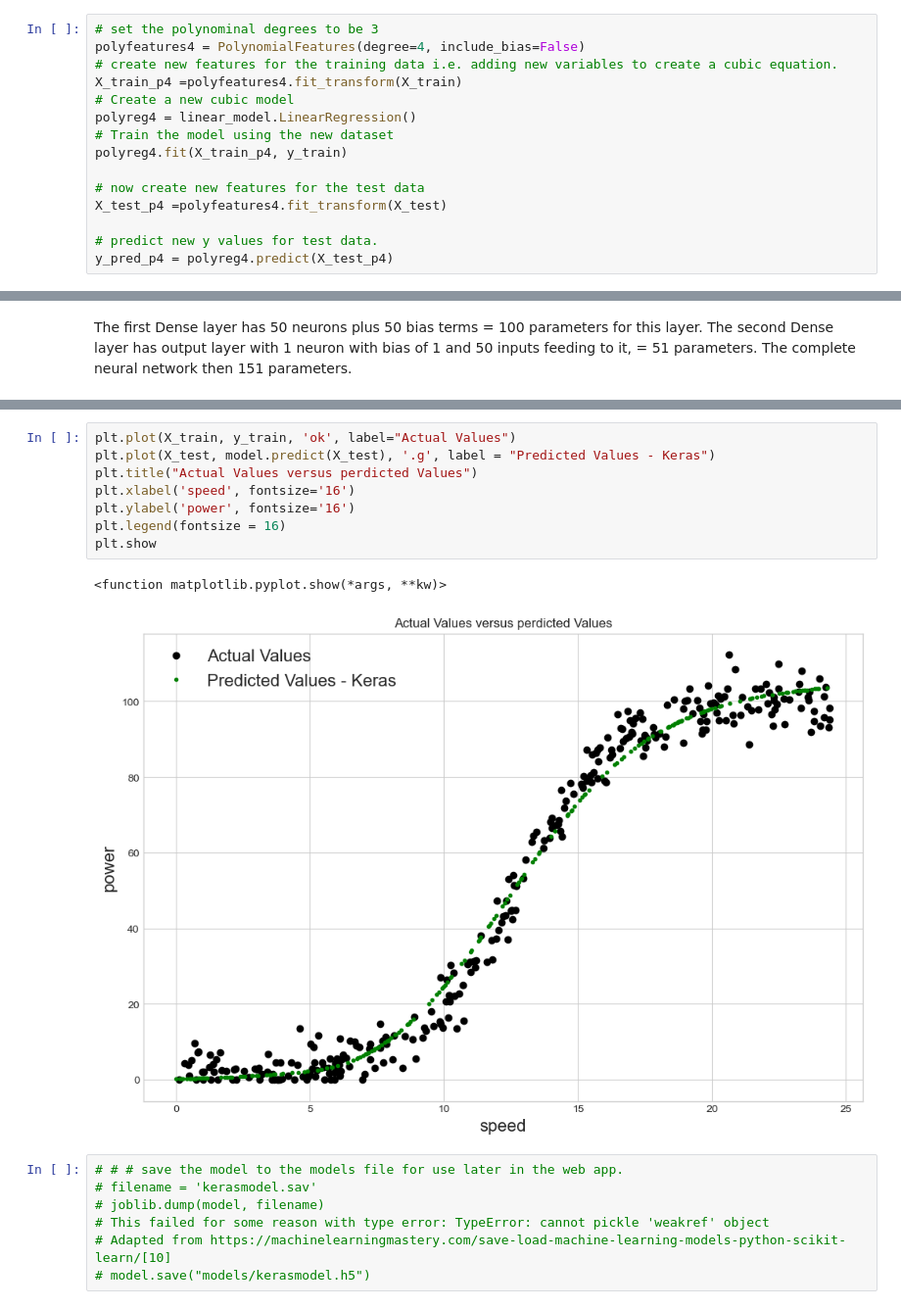
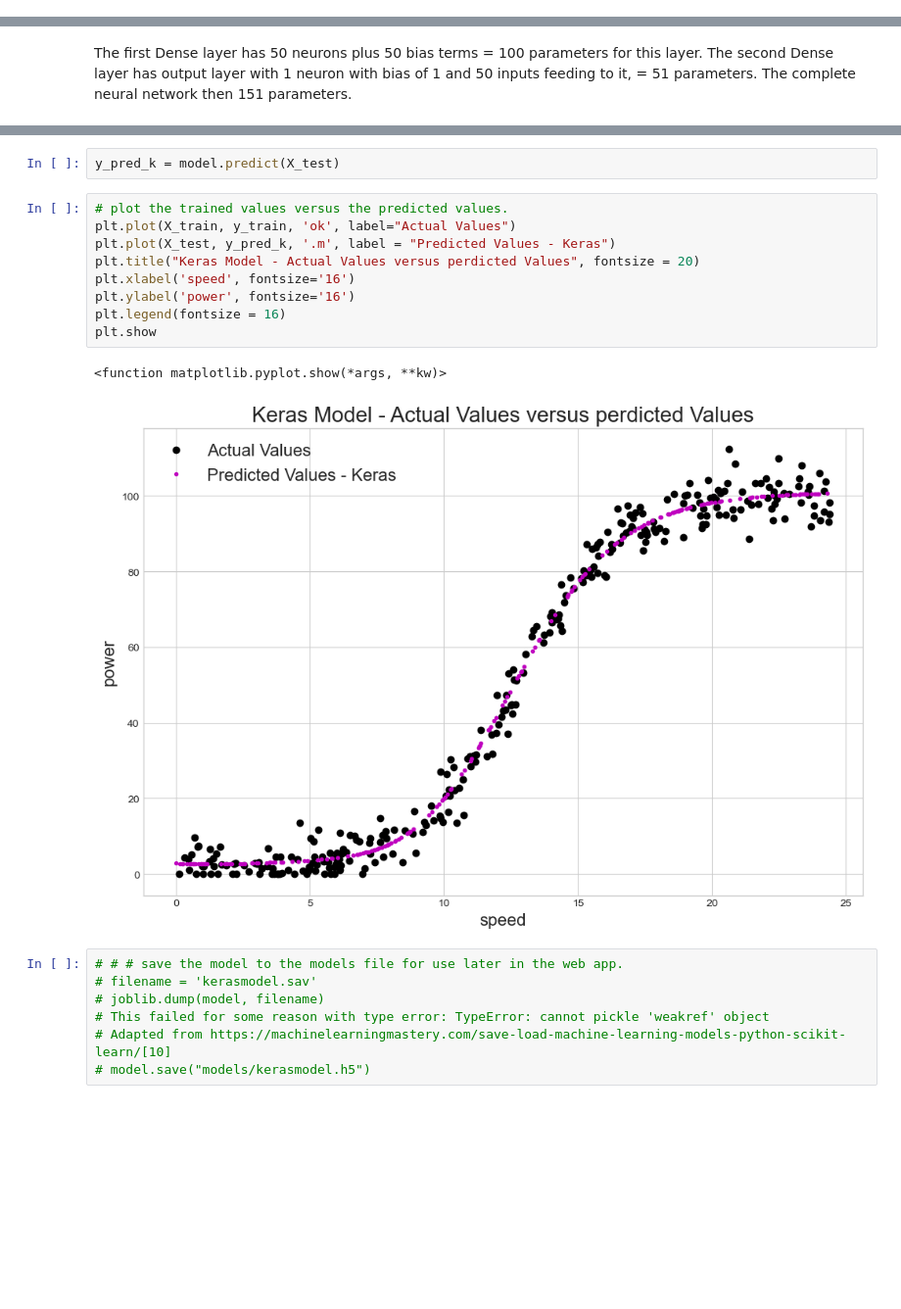
Before and after one commit to fionaoriordan/MLS_Project, a Jupyter notebook: projectmodels.ipynb, the cells around one changed output, grey strips where cells are left out. Shown at 98% size. Cells and saved outputs as stored; diff of their text form; blank space fills up the shorter version.

```diff
--- a/projectmodels.ipynb
+++ b/projectmodels.ipynb
@@ -527,15 +548,0 @@ The RMSE when using a cubic equation has decreased for polynominal with degrees
-# %%
-# set the polynominal degrees to be 3
-polyfeatures4 = PolynomialFeatures(degree=4, include_bias=False)
-# create new features for the training data i.e. adding new variables to create a cubic equation.
-X_train_p4 =polyfeatures4.fit_transform(X_train)
-# Create a new cubic model
-polyreg4 = linear_model.LinearRegression()
-# Train the model using the new dataset
-polyreg4.fit(X_train_p4, y_train)
-
-# now create new features for the test data
-X_test_p4 =polyfeatures4.fit_transform(X_test)
-
-# predict new y values for test data.
-y_pred_p4 = polyreg4.predict(X_test_p4)
@@ -683,14 +690,17 @@ plt.show()
+# %%
+y_pred_k = model.predict(X_test)
 # %%
+# plot the trained values versus the predicted values.
 plt.plot(X_train, y_train, 'ok', label="Actual Values")
-plt.plot(X_test, model.predict(X_test), '.g', label = "Predicted Values - Keras")
-plt.title("Actual Values versus perdicted Values")
+plt.plot(X_test, y_pred_k, '.m', label = "Predicted Values - Keras")
+plt.title("Keras Model - Actual Values versus perdicted Values", fontsize = 20)
 plt.xlabel('speed', fontsize='16')
 plt.ylabel('power', fontsize='16')
 plt.legend(fontsize = 16)
 plt.show
 # %% [output]
 <function matplotlib.pyplot.show(*args, **kw)>
-[figure, old version]
+[figure, new version]
 # %%
 # # # save the model to the models file for use later in the web app.
 # filename = 'kerasmodel.sav'
```
Also changed, not shown: parts of 32 cells of this notebook, 1 other file.
